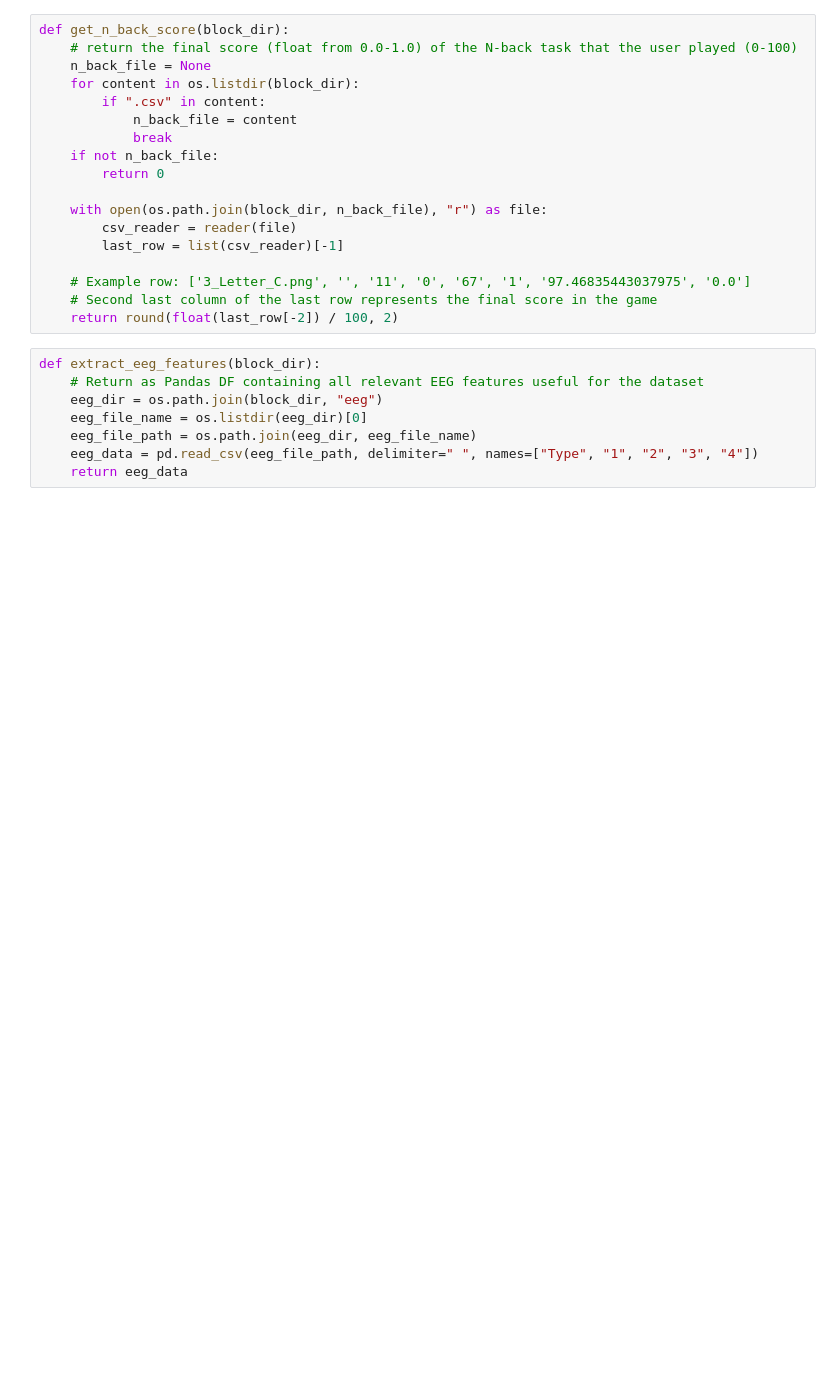
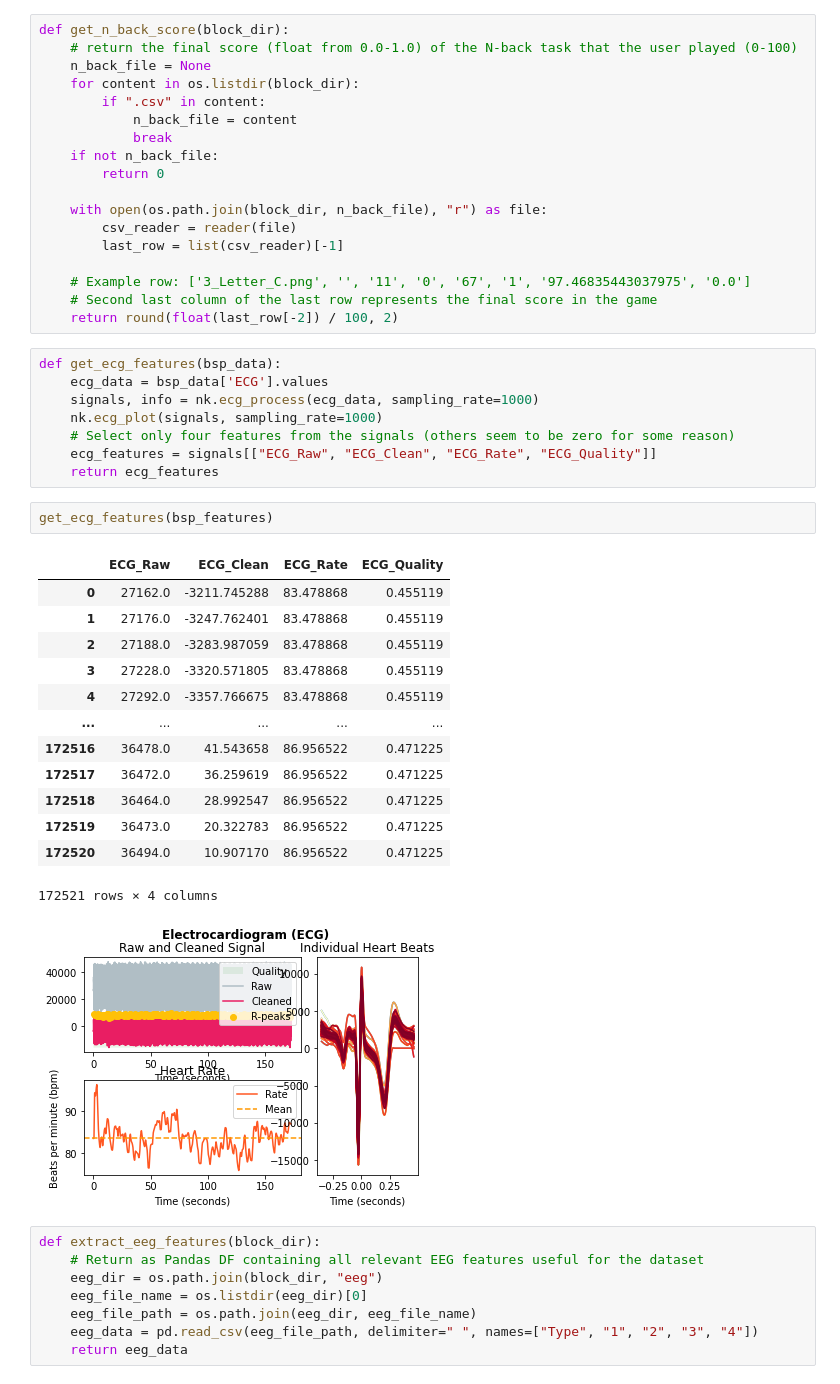
Before and after one commit to asheeshcric/VA, a Jupyter notebook: notebooks/data_analysis.ipynb, the cells around one changed output. Cells and saved outputs as stored; diff of their text form; blank space fills up the shorter version.

```diff
--- a/notebooks/data_analysis.ipynb
+++ b/notebooks/data_analysis.ipynb
@@ -39,6 +39,31 @@ def get_n_back_score(block_dir):
     # Example row: ['3_Letter_C.png', '', '11', '0', '67', '1', '97.46835443037975', '0.0']
     # Second last column of the last row represents the final score in the game
     return round(float(last_row[-2]) / 100, 2)
+# %%
+def get_ecg_features(bsp_data):
+    ecg_data = bsp_data['ECG'].values
+    signals, info = nk.ecg_process(ecg_data, sampling_rate=1000)
+    nk.ecg_plot(signals, sampling_rate=1000)
+    # Select only four features from the signals (others seem to be zero for some reason)
+    ecg_features = signals[["ECG_Raw", "ECG_Clean", "ECG_Rate", "ECG_Quality"]]
+    return ecg_features
+# %%
+get_ecg_features(bsp_features)
+# %% [output]
+|  | ECG_Raw | ECG_Clean | ECG_Rate | ECG_Quality |
+| 0 | 27162.0 | -3211.745288 | 83.478868 | 0.455119 |
+| 1 | 27176.0 | -3247.762401 | 83.478868 | 0.455119 |
+| 2 | 27188.0 | -3283.987059 | 83.478868 | 0.455119 |
+| 3 | 27228.0 | -3320.571805 | 83.478868 | 0.455119 |
+| 4 | 27292.0 | -3357.766675 | 83.478868 | 0.455119 |
+| ... | ... | ... | ... | ... |
+| 172516 | 36478.0 | 41.543658 | 86.956522 | 0.471225 |
+| 172517 | 36472.0 | 36.259619 | 86.956522 | 0.471225 |
+| 172518 | 36464.0 | 28.992547 | 86.956522 | 0.471225 |
+| 172519 | 36473.0 | 20.322783 | 86.956522 | 0.471225 |
+| 172520 | 36494.0 | 10.907170 | 86.956522 | 0.471225 |
+172521 rows × 4 columns
+[figure, added]
 # %%
 def extract_eeg_features(block_dir):
     # Return as Pandas DF containing all relevant EEG features useful for the dataset
```
